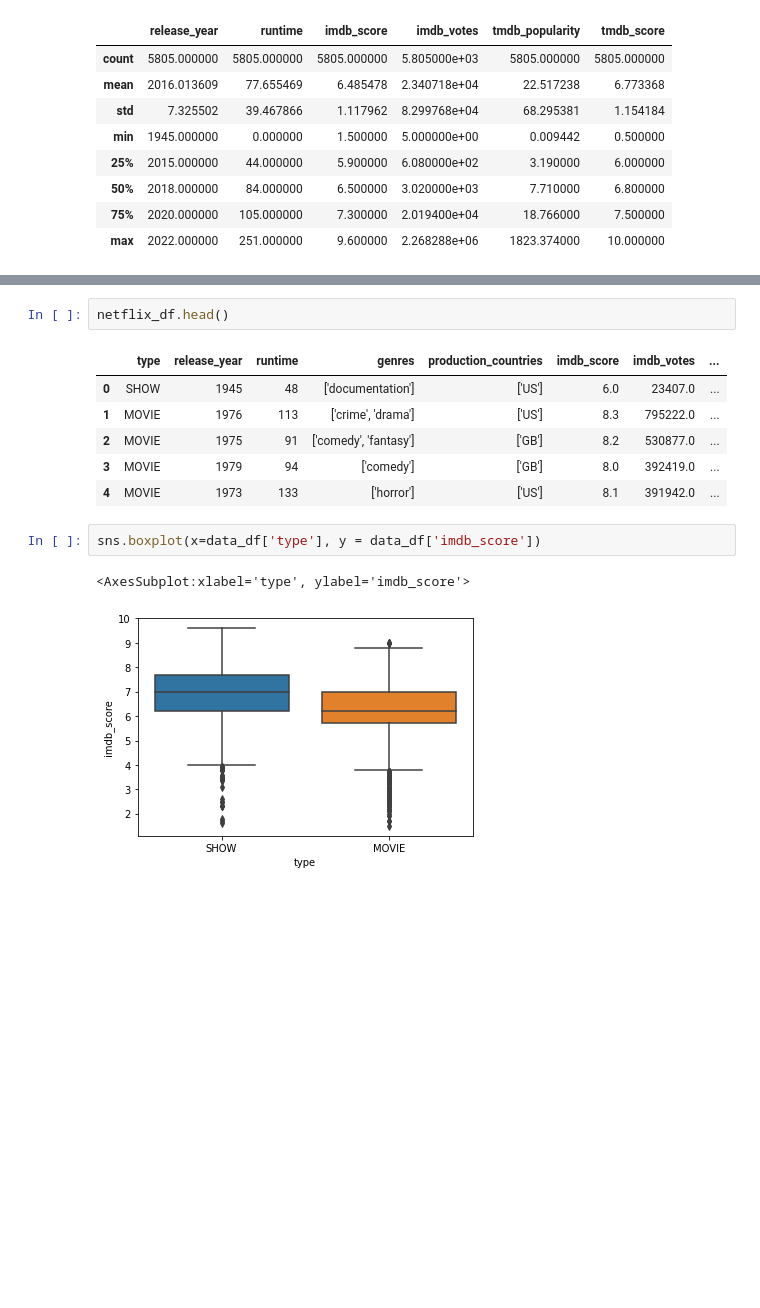
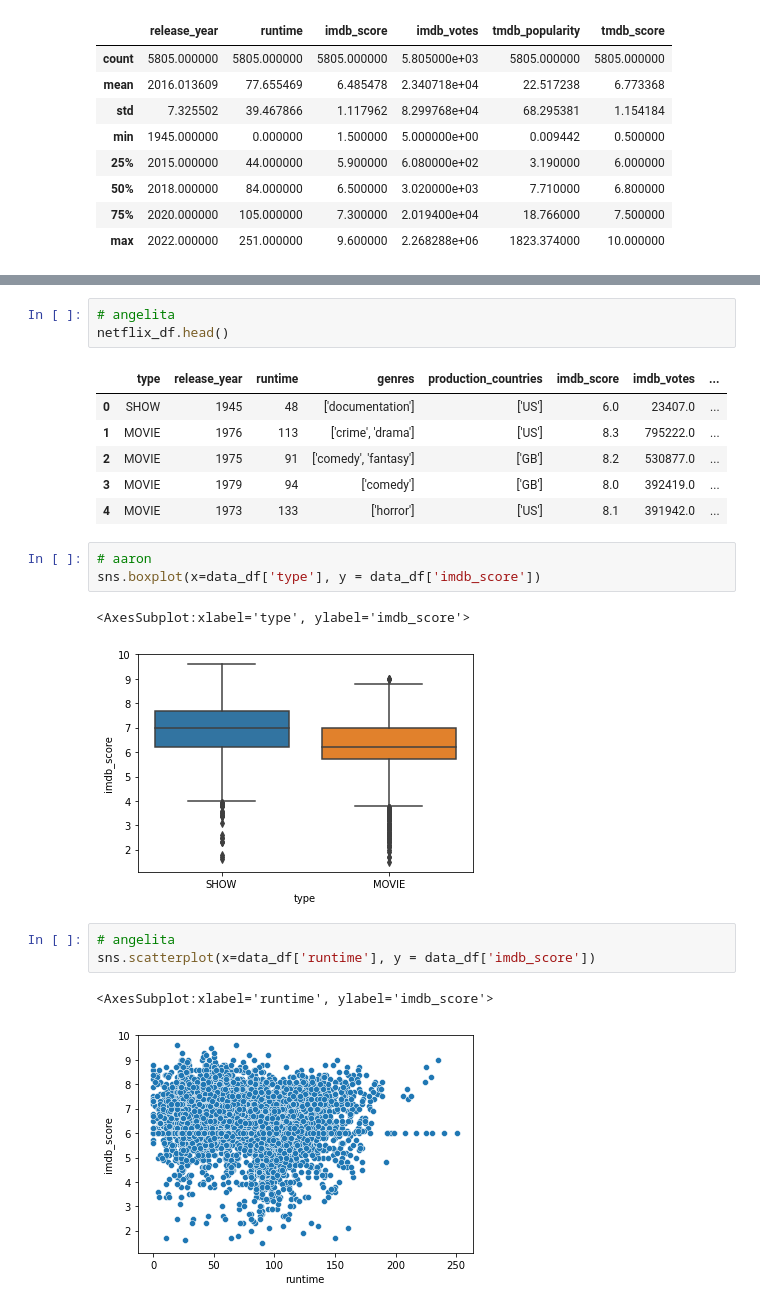
Before and after one commit to akrepel/DS1-GroupProject, a Jupyter notebook: DS1P.ipynb, the cells around one changed output, grey strips where cells are left out. Saved outputs shown, nothing was run; the diff lists cells and outputs as text; blank space fills up the shorter version.

```diff
--- a/DS1P.ipynb
+++ b/DS1P.ipynb
@@ -319,4 +320,5 @@ memory usage: 453.5+ KB
 # %%
+# angelita
 netflix_df.head()
 # %% [output]
 |  | type | release_year | runtime | genres | production_countries | imdb_score | imdb_votes | ... |
@@ -326,7 +328,14 @@ netflix_df.head()
 | 3 | MOVIE | 1979 | 94 | ['comedy'] | ['GB'] | 8.0 | 392419.0 | ... |
 | 4 | MOVIE | 1973 | 133 | ['horror'] | ['US'] | 8.1 | 391942.0 | ... |
 # %%
+# aaron
 sns.boxplot(x=data_df['type'], y = data_df['imdb_score'])
 # %% [output]
 <AxesSubplot:xlabel='type', ylabel='imdb_score'>
 [figure]
+# %%
+# angelita
+sns.scatterplot(x=data_df['runtime'], y = data_df['imdb_score'])
+# %% [output]
+<AxesSubplot:xlabel='runtime', ylabel='imdb_score'>
+[figure, added]
```
Also changed, not shown: parts of 2 cells of this notebook.
